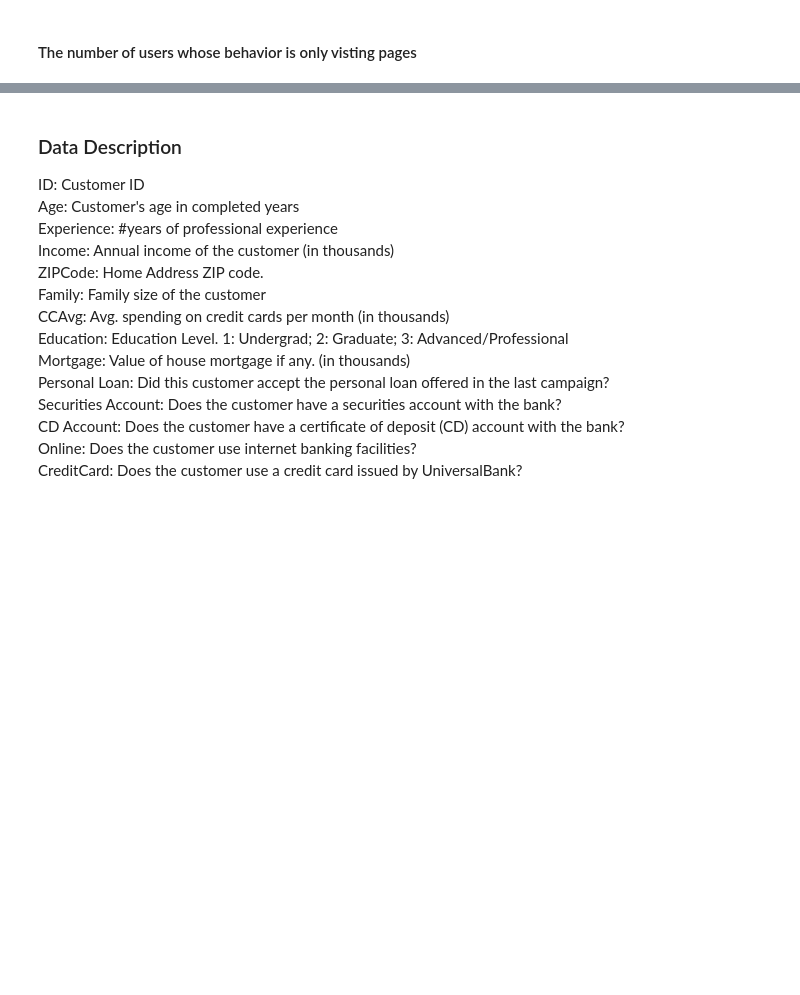
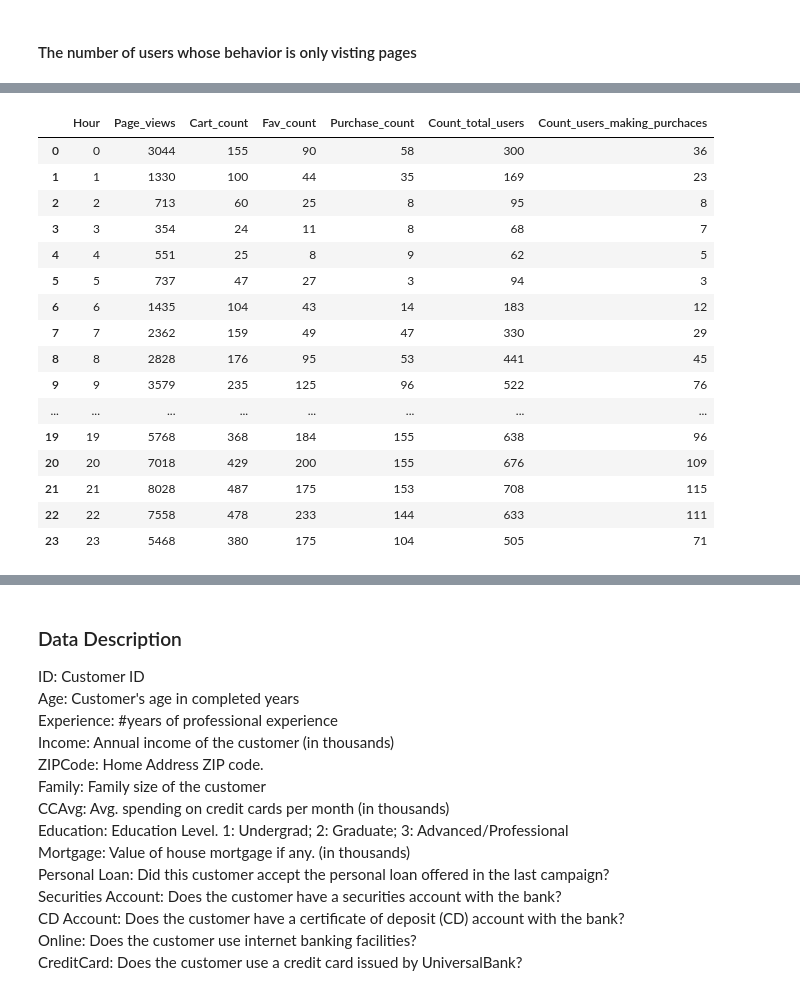
Before and after one commit to andrewzheng210/Customer_Behavior_Analytics_for_Ecommerce_Growth, a Jupyter notebook: Personal_loan.ipynb, the cells around one changed output, grey strips where cells are left out. Saved outputs shown, nothing was run; the diff lists cells and outputs as text; code cells hidden in the pictures; blank space fills up the shorter version.

```diff
--- a/Personal_loan.ipynb
+++ b/Personal_loan.ipynb
@@ -182,0 +217,43 @@ results
+# %%
+query = '''
+    SELECT t1.hour,t1.page_views,t1.cart_count,t1.fav_count,t1.buy_count,t2.count_users,t3.count_users_making_purchaces
+    FROM(SELECT hour,SUM(CASE WHEN behavior='pv' THEN 1 ELSE 0 END) AS page_views,
+    SUM(CASE WHEN behavior='cart' THEN 1 ELSE 0 END)AS cart_count,
+    SUM(CASE WHEN behavior='fav' THEN 1 ELSE 0 END)AS fav_count,
+    SUM(CASE WHEN behavior='buy' THEN 1 ELSE 0 END)AS buy_count
+    FROM user_behavior
+    GROUP BY hour)AS t1
+    LEFT JOIN
+    (SELECT hour,COUNT(DISTINCT user_id)AS count_users
+    FROM user_behavior
+    GROUP BY hour)AS t2
+    ON t1.hour=t2.hour
+    LEFT JOIN(SELECT hour,COUNT(DISTINCT user_id)AS count_users_making_purchaces
+    FROM user_behavior
+    WHERE behavior='buy'
+    GROUP BY hour)AS t3
+    ON t1.hour=t3.hour
+    ORDER BY t1.hour
+'''
+c.execute(query)
+results=c.fetchall()
+
+pd.DataFrame(results,columns=['Hour','Page_views','Cart_count','Fav_count','Purchase_count','Count_total_users','Count_users_making_purchaces'])
+# %% [output]
+|  | Hour | Page_views | Cart_count | Fav_count | Purchase_count | Count_total_users | Count_users_making_purchaces |
+| 0 | 0 | 3044 | 155 | 90 | 58 | 300 | 36 |
+| 1 | 1 | 1330 | 100 | 44 | 35 | 169 | 23 |
+| 2 | 2 | 713 | 60 | 25 | 8 | 95 | 8 |
+| 3 | 3 | 354 | 24 | 11 | 8 | 68 | 7 |
+| 4 | 4 | 551 | 25 | 8 | 9 | 62 | 5 |
+| 5 | 5 | 737 | 47 | 27 | 3 | 94 | 3 |
+| 6 | 6 | 1435 | 104 | 43 | 14 | 183 | 12 |
+| 7 | 7 | 2362 | 159 | 49 | 47 | 330 | 29 |
+| 8 | 8 | 2828 | 176 | 95 | 53 | 441 | 45 |
+| 9 | 9 | 3579 | 235 | 125 | 96 | 522 | 76 |
+| ... | ... | ... | ... | ... | ... | ... | ... |
+| 19 | 19 | 5768 | 368 | 184 | 155 | 638 | 96 |
+| 20 | 20 | 7018 | 429 | 200 | 155 | 676 | 109 |
+| 21 | 21 | 8028 | 487 | 175 | 153 | 708 | 115 |
+| 22 | 22 | 7558 | 478 | 233 | 144 | 633 | 111 |
+| 23 | 23 | 5468 | 380 | 175 | 104 | 505 | 71 |
```
Also changed, not shown: parts of 12 cells of this notebook.
